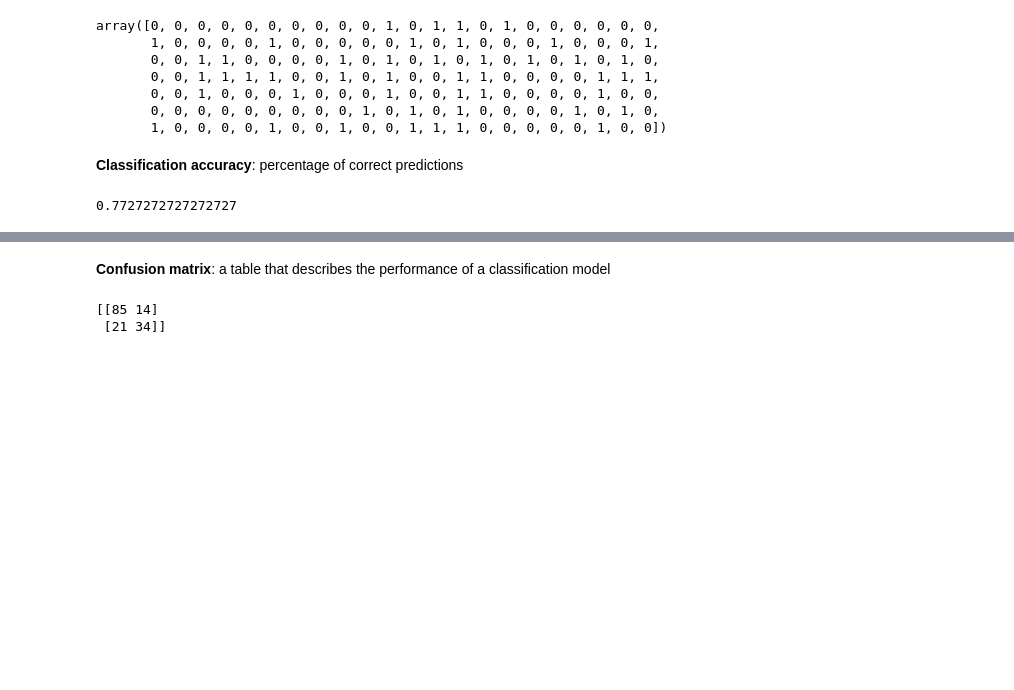
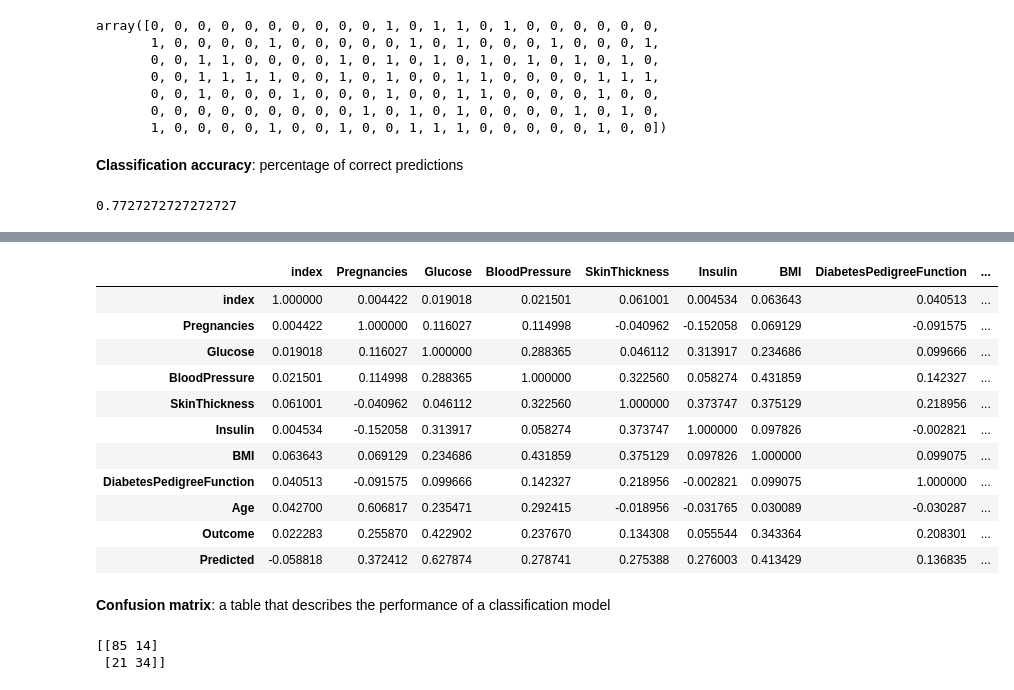
Before and after one commit to dbabichenko/python_for_data_and_analytics, a Jupyter notebook: Classification/01-NaiveBayes.ipynb, the cells around one changed output, grey strips where cells are left out. Drawn from its saved outputs; the diff is of its cells as text; code cells hidden in the pictures; blank space fills up the shorter version.

```diff
--- a/Classification/01-NaiveBayes.ipynb
+++ b/Classification/01-NaiveBayes.ipynb
@@ -91,3 +92,18 @@ df2.head()
+# %%
+df2.corr()
+# %% [output]
+|  | index | Pregnancies | Glucose | BloodPressure | SkinThickness | Insulin | BMI | DiabetesPedigreeFunction | ... |
+| index | 1.000000 | 0.004422 | 0.019018 | 0.021501 | 0.061001 | 0.004534 | 0.063643 | 0.040513 | ... |
+| Pregnancies | 0.004422 | 1.000000 | 0.116027 | 0.114998 | -0.040962 | -0.152058 | 0.069129 | -0.091575 | ... |
+| Glucose | 0.019018 | 0.116027 | 1.000000 | 0.288365 | 0.046112 | 0.313917 | 0.234686 | 0.099666 | ... |
+| BloodPressure | 0.021501 | 0.114998 | 0.288365 | 1.000000 | 0.322560 | 0.058274 | 0.431859 | 0.142327 | ... |
+| SkinThickness | 0.061001 | -0.040962 | 0.046112 | 0.322560 | 1.000000 | 0.373747 | 0.375129 | 0.218956 | ... |
+| Insulin | 0.004534 | -0.152058 | 0.313917 | 0.058274 | 0.373747 | 1.000000 | 0.097826 | -0.002821 | ... |
+| BMI | 0.063643 | 0.069129 | 0.234686 | 0.431859 | 0.375129 | 0.097826 | 1.000000 | 0.099075 | ... |
+| DiabetesPedigreeFunction | 0.040513 | -0.091575 | 0.099666 | 0.142327 | 0.218956 | -0.002821 | 0.099075 | 1.000000 | ... |
+| Age | 0.042700 | 0.606817 | 0.235471 | 0.292415 | -0.018956 | -0.031765 | 0.030089 | -0.030287 | ... |
+| Outcome | 0.022283 | 0.255870 | 0.422902 | 0.237670 | 0.134308 | 0.055544 | 0.343364 | 0.208301 | ... |
+| Predicted | -0.058818 | 0.372412 | 0.627874 | 0.278741 | 0.275388 | 0.276003 | 0.413429 | 0.136835 | ... |
 # %% [markdown]
 **Confusion matrix**: a table that describes the performance of a classification model
 # %%
```
Also changed, not shown: parts of 8 cells of this notebook, 3 other files.
